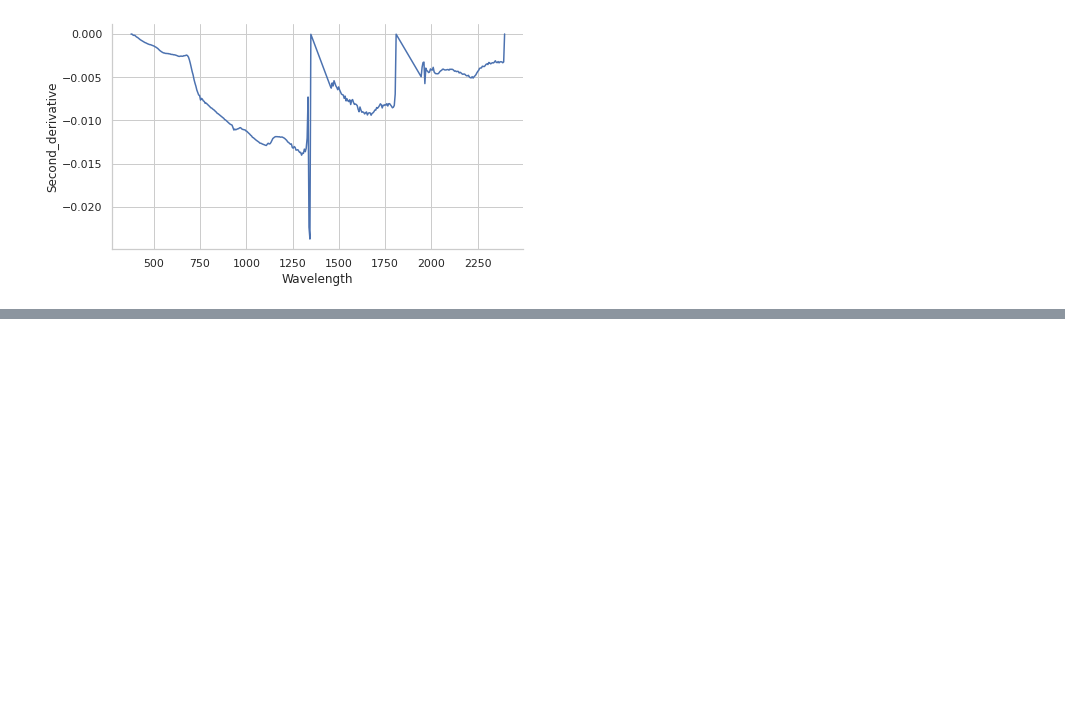
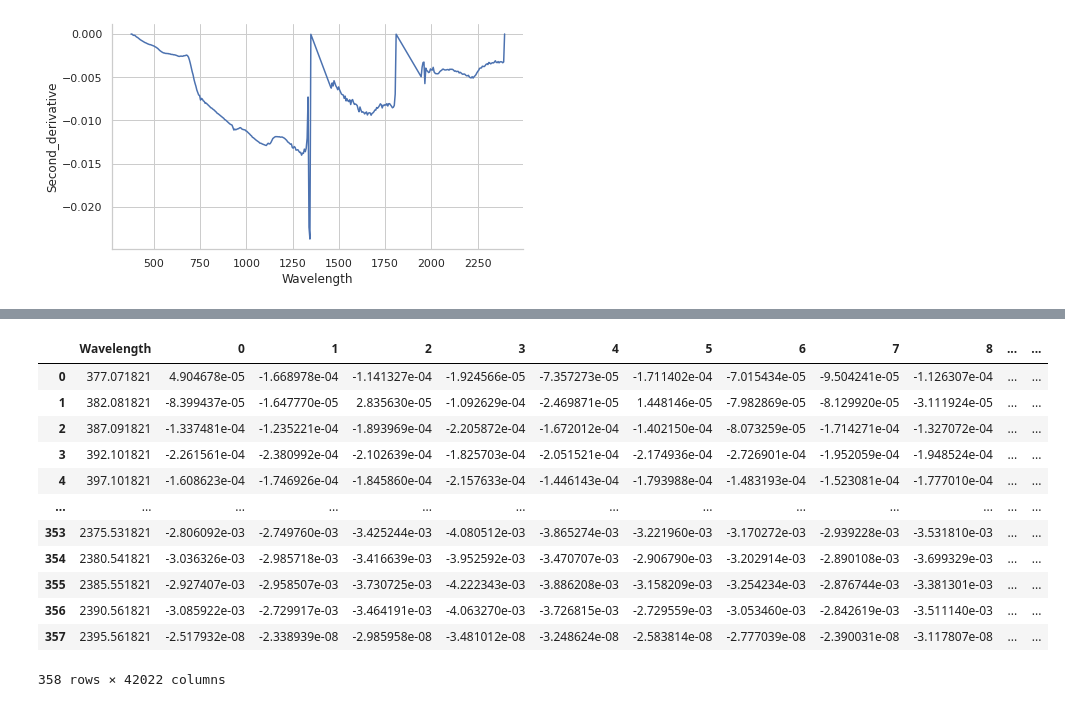
Before and after one commit to rachelzwalker/Flow_Country_HSI_and_PSM, a Jupyter notebook: python_notebooks/transformed_spectral_signatures/Derivatives.ipynb, the cells around one changed output, grey strips where cells are left out. Saved outputs shown, nothing was run; the diff lists cells and outputs as text; code cells hidden in the pictures; blank space fills up the shorter version.

```diff
--- a/python_notebooks/transformed_spectral_signatures/Derivatives.ipynb
+++ b/python_notebooks/transformed_spectral_signatures/Derivatives.ipynb
@@ -401,0 +383,56 @@ ValueError: Could not interpret value `absorption` for parameter `y`
+# %%
+wavelengths = pd.read_csv("../../preprocessed_data/wavelengths.csv")
+
+sample = 0
+# make a dictionary of PFT and num_sample - what suggested by forums, but now what? - use to name the new data frame/column
+# pft_dict = pd.Series(cross_lochs_gdf.PFT.values,index=cross_lochs_gdf.num_sample).to_dict()
+# when print, only shows water
+
+count_row = cross_lochs_gdf.shape[0]
+
+# want to make a dataframe with columns named using dictionary - key and value e.g.
+first_derivative = wavelengths
+second_derivative = wavelengths
+
+# create individual wavelength tables for each sample - use a for loop - extract the row based on the sample number
+# transpose, create full table of derivatives - give the tables names based on PFT (link to PFT column) and number - if PFT == prev +1, otherwise start at 1
+
+for num in range(count_row):
+    absorption_all_cols = cross_lochs_gdf.loc[[sample]]
+    absorption = absorption_all_cols.iloc[:, 1:359]
+    original_spectra = absorption.transpose()
+    original_spectra = original_spectra.rename(columns={sample: 'Original Spectra'})
+    #original_spectra = original_spectra.rename(index={0:357}) # want to rename to match the other dataframe
+    original_spectra = original_spectra.reset_index()
+    #derivatives = pd.DataFrame(wavelengths)
+    derivatives = pd.concat([wavelengths,original_spectra], axis=1)
+    derivatives.tail()
+    #derivatives["First Derivative"] = ('Original Spectra' / 'Wavelength') # don't know how to write the equation here - see excel (interaction between rows as well as columns)
+    derivatives["Shifted_wavelength"] = derivatives["Wavelength"].shift(-1, fill_value=0)
+    derivatives["Shifted_original_spectra"] = derivatives["Original Spectra"].shift(-1, fill_value=0)
+    derivatives["First_derivative"] = (derivatives["Shifted_original_spectra"] - derivatives["Original Spectra"]) / (derivatives["Shifted_wavelength"] - derivatives["Wavelength"])
+    derivatives["Second_derivative"] = (derivatives["Shifted_original_spectra"] - derivatives["Original Spectra"]*2) / (derivatives["Shifted_wavelength"] - derivatives["Wavelength"])**2
+    # name the table and add to two additional tables - a first derivative one and a second derivative one
+    # need to improve naming of columns to include PFT and number
+    first_derivative["sample"] = derivatives[["First_derivative"]]
+    first_derivative = first_derivative.rename(columns = {"sample": sample})
+    second_derivative["sample"] = derivatives[["Second_derivative"]]
+    second_derivative = second_derivative.rename(columns = {"sample": sample})
+    sample += 1
+
+
+second_derivative
+# %% [output]
+|  | Wavelength | 0 | 1 | 2 | 3 | 4 | 5 | 6 | 7 | 8 | ... | ... |
+| 0 | 377.071821 | 4.904678e-05 | -1.668978e-04 | -1.141327e-04 | -1.924566e-05 | -7.357273e-05 | -1.711402e-04 | -7.015434e-05 | -9.504241e-05 | -1.126307e-04 | ... | ... |
+| 1 | 382.081821 | -8.399437e-05 | -1.647770e-05 | 2.835630e-05 | -1.092629e-04 | -2.469871e-05 | 1.448146e-05 | -7.982869e-05 | -8.129920e-05 | -3.111924e-05 | ... | ... |
+| 2 | 387.091821 | -1.337481e-04 | -1.235221e-04 | -1.893969e-04 | -2.205872e-04 | -1.672012e-04 | -1.402150e-04 | -8.073259e-05 | -1.714271e-04 | -1.327072e-04 | ... | ... |
+| 3 | 392.101821 | -2.261561e-04 | -2.380992e-04 | -2.102639e-04 | -1.825703e-04 | -2.051521e-04 | -2.174936e-04 | -2.726901e-04 | -1.952059e-04 | -1.948524e-04 | ... | ... |
+| 4 | 397.101821 | -1.608623e-04 | -1.746926e-04 | -1.845860e-04 | -2.157633e-04 | -1.446143e-04 | -1.793988e-04 | -1.483193e-04 | -1.523081e-04 | -1.777010e-04 | ... | ... |
+| ... | ... | ... | ... | ... | ... | ... | ... | ... | ... | ... | ... | ... |
+| 353 | 2375.531821 | -2.806092e-03 | -2.749760e-03 | -3.425244e-03 | -4.080512e-03 | -3.865274e-03 | -3.221960e-03 | -3.170272e-03 | -2.939228e-03 | -3.531810e-03 | ... | ... |
+| 354 | 2380.541821 | -3.036326e-03 | -2.985718e-03 | -3.416639e-03 | -3.952592e-03 | -3.470707e-03 | -2.906790e-03 | -3.202914e-03 | -2.890108e-03 | -3.699329e-03 | ... | ... |
+| 355 | 2385.551821 | -2.927407e-03 | -2.958507e-03 | -3.730725e-03 | -4.222343e-03 | -3.886208e-03 | -3.158209e-03 | -3.254234e-03 | -2.876744e-03 | -3.381301e-03 | ... | ... |
+| 356 | 2390.561821 | -3.085922e-03 | -2.729917e-03 | -3.464191e-03 | -4.063270e-03 | -3.726815e-03 | -2.729559e-03 | -3.053460e-03 | -2.842619e-03 | -3.511140e-03 | ... | ... |
+| 357 | 2395.561821 | -2.517932e-08 | -2.338939e-08 | -2.985958e-08 | -3.481012e-08 | -3.248624e-08 | -2.583814e-08 | -2.777039e-08 | -2.390031e-08 | -3.117807e-08 | ... | ... |
+358 rows × 42022 columns
```
Also changed, not shown: parts of 24 cells of this notebook.
